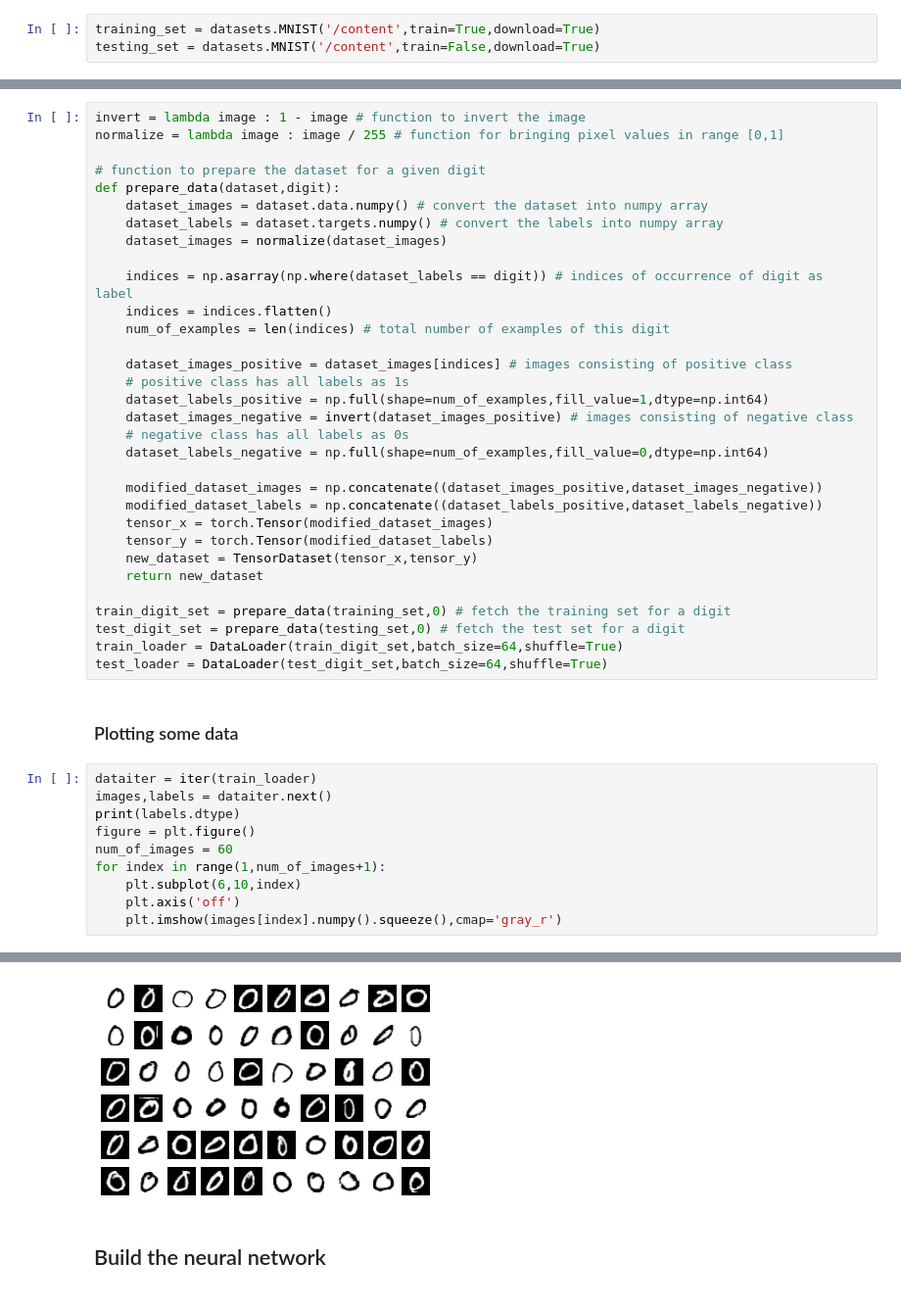
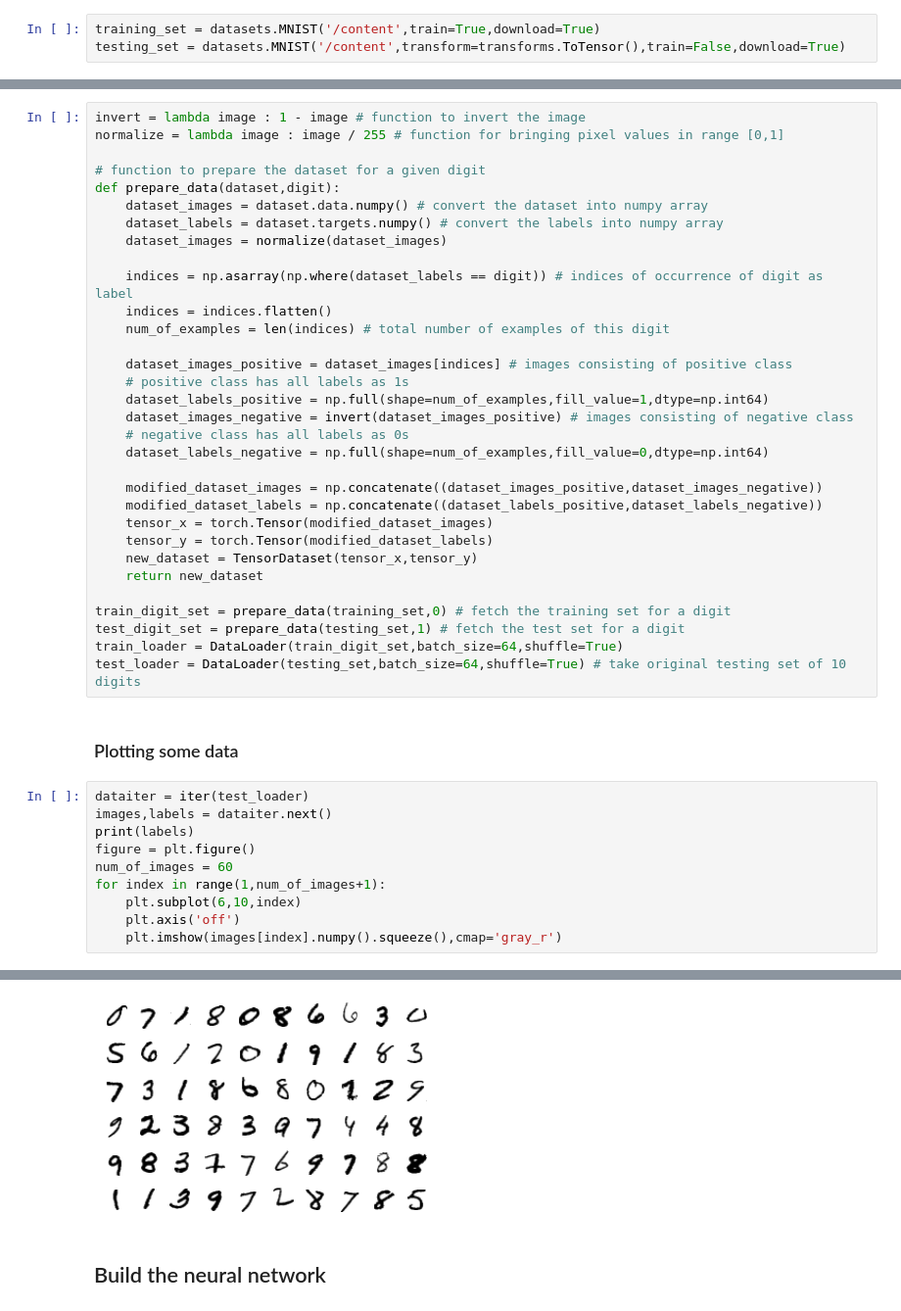
Before and after one commit to nmnsharma007/SimplifiedObjectDetection, a Jupyter notebook: MNIST classification.ipynb, the cells around one changed output, grey strips where cells are left out. Shown at 98% size. Cells and saved outputs as stored; diff of their text form.

Commit message:
testing the model

```diff
--- a/MNIST classification.ipynb
+++ b/MNIST classification.ipynb
@@ -14,7 +14,7 @@ from sklearn.metrics import f1_score,precision_score,recall_score,accuracy_score
 ## Download Dataset
 # %%
 training_set = datasets.MNIST('/content',train=True,download=True)
-testing_set = datasets.MNIST('/content',train=False,download=True)
+testing_set = datasets.MNIST('/content',transform=transforms.ToTensor(),train=False,download=True)
 # %% [markdown]
 ## Prepare the data
 # %%
@@ -46,15 +46,15 @@ def prepare_data(dataset,digit):
     return new_dataset
 
 train_digit_set = prepare_data(training_set,0) # fetch the training set for a digit
-test_digit_set = prepare_data(testing_set,0) # fetch the test set for a digit
+test_digit_set = prepare_data(testing_set,1) # fetch the test set for a digit
 train_loader = DataLoader(train_digit_set,batch_size=64,shuffle=True)
-test_loader = DataLoader(test_digit_set,batch_size=64,shuffle=True)
+test_loader = DataLoader(testing_set,batch_size=64,shuffle=True) # take original testing set of 10 digits
 # %% [markdown]
 ### Plotting some data
 # %%
-dataiter = iter(train_loader)
+dataiter = iter(test_loader)
 images,labels = dataiter.next()
-print(labels.dtype)
+print(labels)
 figure = plt.figure()
 num_of_images = 60
 for index in range(1,num_of_images+1):
@@ -66,4 +68,4 @@ torch.float32
-[figure, old version]
+[figure, new version]
 # %% [markdown]
 ## Build the neural network
 # %%
```
Also changed, not shown: parts of 3 cells of this notebook.
